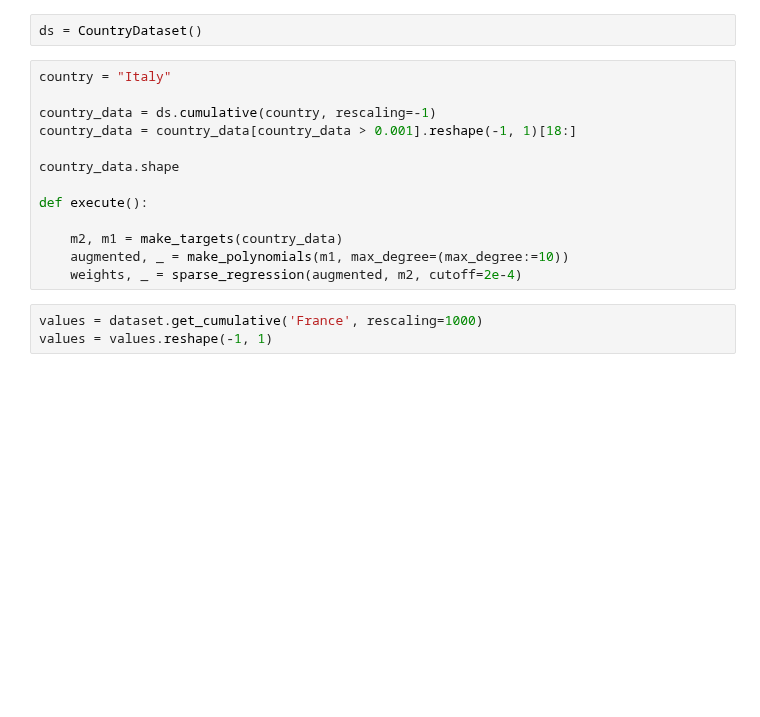
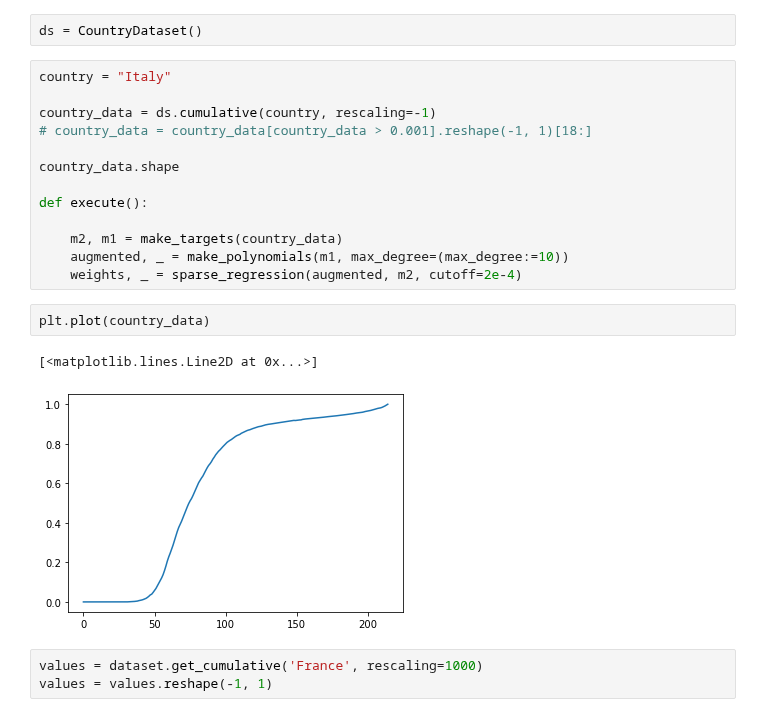
Before and after one commit to Kipre/EUDemographyCleaner, a Jupyter notebook: internship/covid_simple.ipynb, the cells around one changed output. Cells and saved outputs as stored; diff of their text form; blank space fills up the shorter version.

```diff
--- a/internship/covid_simple.ipynb
+++ b/internship/covid_simple.ipynb
@@ -20,7 +20,7 @@ ds = CountryDataset()
 country = "Italy"
 
 country_data = ds.cumulative(country, rescaling=-1)
-country_data = country_data[country_data > 0.001].reshape(-1, 1)[18:]
+# country_data = country_data[country_data > 0.001].reshape(-1, 1)[18:]
 
 country_data.shape
 
@@ -29,6 +29,11 @@ def execute():
     m2, m1 = make_targets(country_data)
     augmented, _ = make_polynomials(m1, max_degree=(max_degree:=10))
     weights, _ = sparse_regression(augmented, m2, cutoff=2e-4)
+# %%
+plt.plot(country_data)
+# %% [output]
+[<matplotlib.lines.Line2D at 0x...>]
+[figure, added]
 # %%
 values = dataset.get_cumulative('France', rescaling=1000)
 values = values.reshape(-1, 1)
```
Also changed, not shown: 12 other files.
